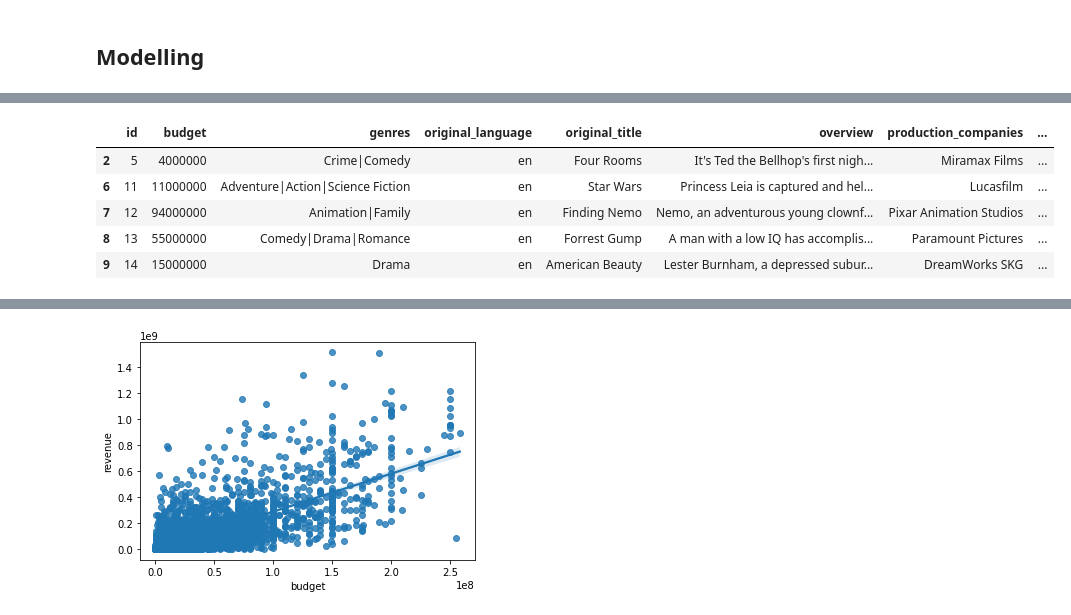
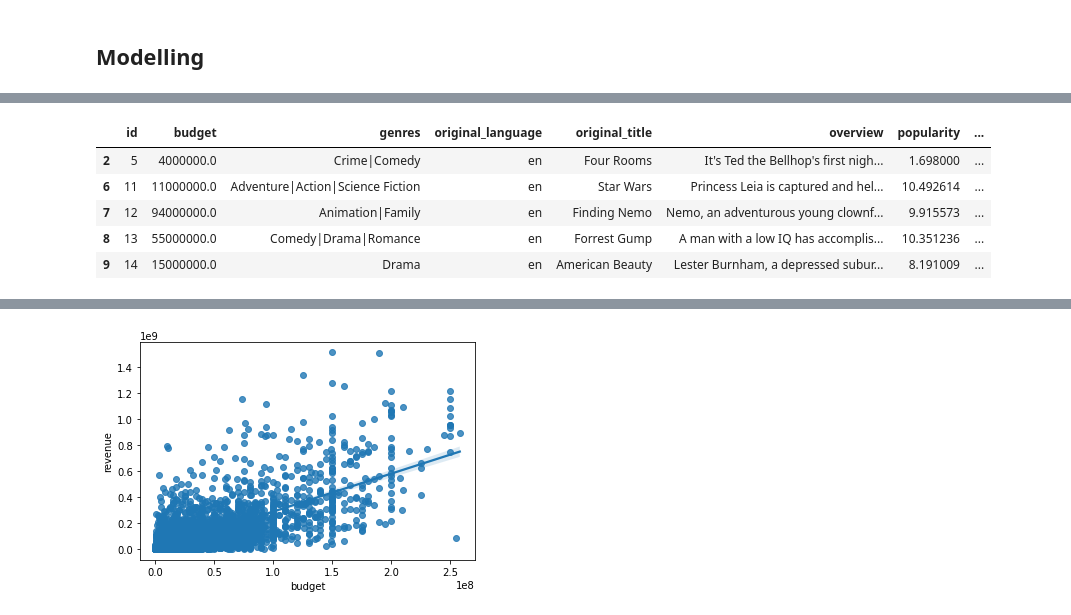
Before and after one commit to khasija/data-movie-revenue-prediction, a Jupyter notebook: notebooks/sourav_xgb_model_tuning.ipynb, the cells around one changed output, grey strips where cells are left out. Drawn from its saved outputs; the diff is of its cells as text; code cells hidden in the pictures.

```diff
--- a/notebooks/sourav_xgb_model_tuning.ipynb
+++ b/notebooks/sourav_xgb_model_tuning.ipynb
@@ -61,12 +58,12 @@ data.head()
 # %%
 df = data.copy()
 # %%
-df_cleaned = BasicPreprocessing.apply(df)
+df_cleaned = BasicPreprocessing().apply(df)
 df_cleaned.head()
 # %% [output]
-|  | id | budget | genres | original_language | original_title | overview | production_companies | ... |
-| 2 | 5 | 4000000 | Crime|Comedy | en | Four Rooms | It's Ted the Bellhop's first nigh... | Miramax Films | ... |
-| 6 | 11 | 11000000 | Adventure|Action|Science Fiction | en | Star Wars | Princess Leia is captured and hel... | Lucasfilm | ... |
-| 7 | 12 | 94000000 | Animation|Family | en | Finding Nemo | Nemo, an adventurous young clownf... | Pixar Animation Studios | ... |
-| 8 | 13 | 55000000 | Comedy|Drama|Romance | en | Forrest Gump | A man with a low IQ has accomplis... | Paramount Pictures | ... |
-| 9 | 14 | 15000000 | Drama | en | American Beauty | Lester Burnham, a depressed subur... | DreamWorks SKG | ... |
+|  | id | budget | genres | original_language | original_title | overview | popularity | ... |
+| 2 | 5 | 4000000.0 | Crime|Comedy | en | Four Rooms | It's Ted the Bellhop's first nigh... | 1.698000 | ... |
+| 6 | 11 | 11000000.0 | Adventure|Action|Science Fiction | en | Star Wars | Princess Leia is captured and hel... | 10.492614 | ... |
+| 7 | 12 | 94000000.0 | Animation|Family | en | Finding Nemo | Nemo, an adventurous young clownf... | 9.915573 | ... |
+| 8 | 13 | 55000000.0 | Comedy|Drama|Romance | en | Forrest Gump | A man with a low IQ has accomplis... | 10.351236 | ... |
+| 9 | 14 | 15000000.0 | Drama | en | American Beauty | Lester Burnham, a depressed subur... | 8.191009 | ... |
```
Also changed, not shown: parts of 45 cells of this notebook, 2 other files.
